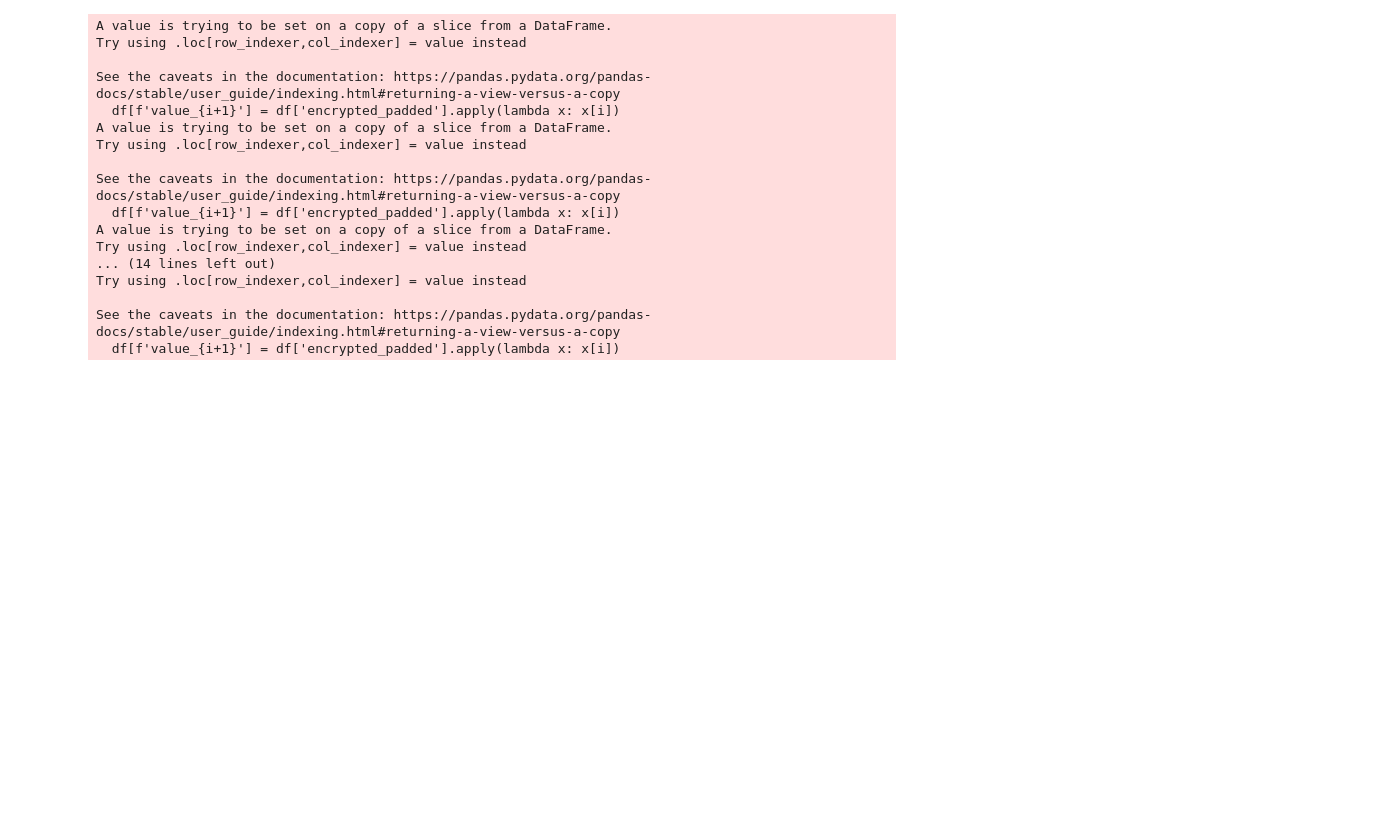
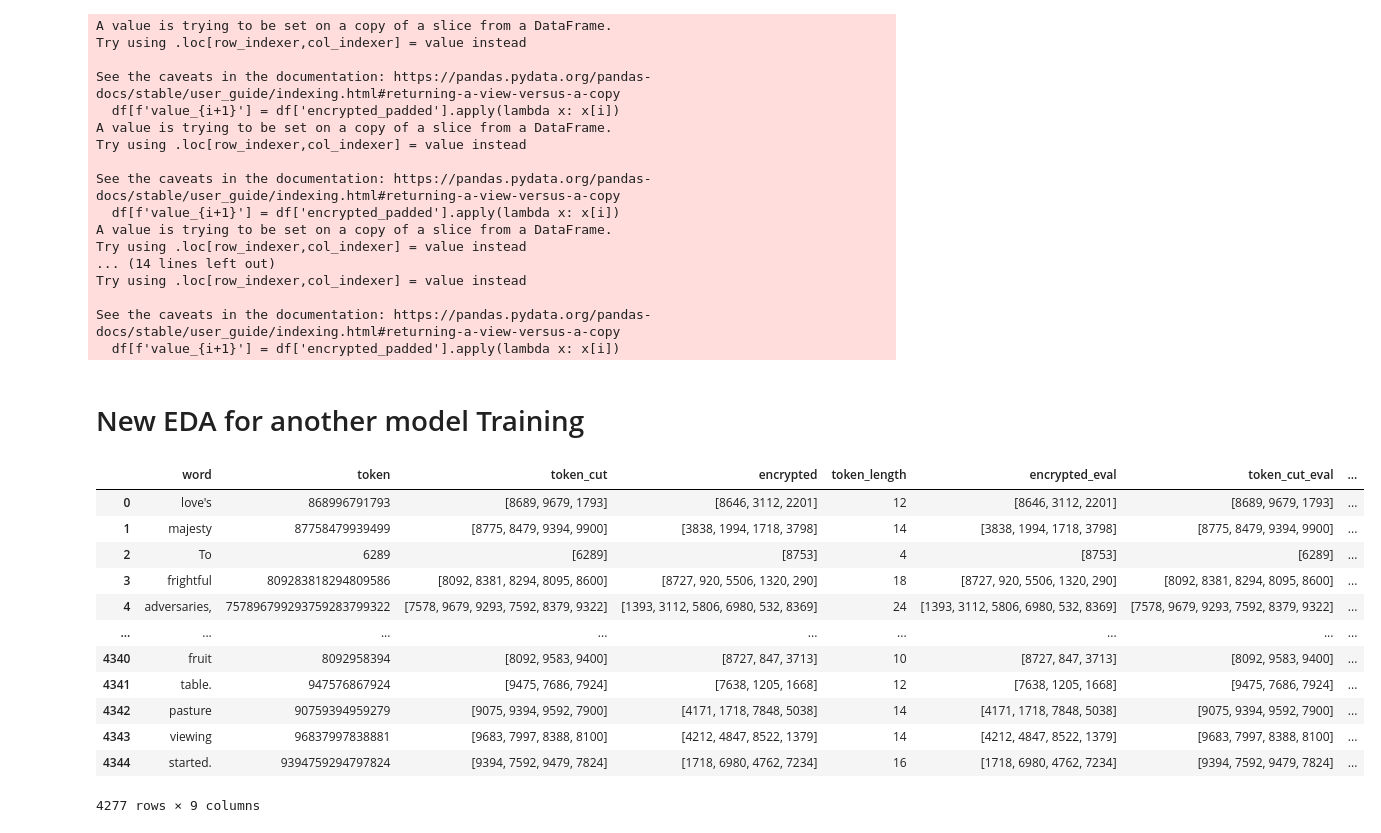
Before and after one commit to MR1B4RR4/RSA_encryption_vs_ML, a Jupyter notebook: EDA.ipynb, the cells around one changed output. Cells and saved outputs as stored; diff of their text form; code cells hidden in the pictures; blank space fills up the shorter version.

Commit message:
Model Training 2

```diff
--- a/EDA.ipynb
+++ b/EDA.ipynb
@@ -79,3 +79,34 @@ See the caveats in the documentation: https://pandas.pydata.org/pandas-docs/stab
 df = df.drop('encrypted_padded', axis=1)
 # %%
 df.to_excel('DF_for_model_training.xlsx')
+# %% [markdown]
+# New EDA for another model Training
+# %%
+df = pd.read_excel('DF_for_EDA.xlsx')
+df.drop('Unnamed: 0', axis=1, inplace=True)
+df.dropna(subset='token', inplace=True)
+df.drop_duplicates(subset= 'word', inplace=True)
+df = df.reset_index()
+df.drop('index', axis=1, inplace=True)
+df['encrypted_eval'] = df['encrypted'].apply(lambda x: eval(x))
+df['token_cut_eval'] = df['token_cut'].apply(lambda x: eval(x))
+median = np.median([len(i) for i in df['encrypted_eval']])
+std = np.std([len(i) for i in df['encrypted_eval']])
+df['encrypted_eval_len'] = df['encrypted_eval'].apply(lambda x: len(x))
+df = df[df['encrypted_eval_len'] <= median + 2*std]
+max_element = max([len(i) for i in df['encrypted_eval']])
+df['encrypted_padded'] = df['encrypted_eval'].apply(lambda x: aplicar_padding(x, max_element))
+# %% [output]
+|  | word | token | token_cut | encrypted | token_length | encrypted_eval | token_cut_eval | ... |
+| 0 | love's | 868996791793 | [8689, 9679, 1793] | [8646, 3112, 2201] | 12 | [8646, 3112, 2201] | [8689, 9679, 1793] | ... |
+| 1 | majesty | 87758479939499 | [8775, 8479, 9394, 9900] | [3838, 1994, 1718, 3798] | 14 | [3838, 1994, 1718, 3798] | [8775, 8479, 9394, 9900] | ... |
+| 2 | To | 6289 | [6289] | [8753] | 4 | [8753] | [6289] | ... |
+| 3 | frightful | 809283818294809586 | [8092, 8381, 8294, 8095, 8600] | [8727, 920, 5506, 1320, 290] | 18 | [8727, 920, 5506, 1320, 290] | [8092, 8381, 8294, 8095, 8600] | ... |
+| 4 | adversaries, | 757896799293759283799322 | [7578, 9679, 9293, 7592, 8379, 9322] | [1393, 3112, 5806, 6980, 532, 8369] | 24 | [1393, 3112, 5806, 6980, 532, 8369] | [7578, 9679, 9293, 7592, 8379, 9322] | ... |
+| ... | ... | ... | ... | ... | ... | ... | ... | ... |
+| 4340 | fruit | 8092958394 | [8092, 9583, 9400] | [8727, 847, 3713] | 10 | [8727, 847, 3713] | [8092, 9583, 9400] | ... |
+| 4341 | table. | 947576867924 | [9475, 7686, 7924] | [7638, 1205, 1668] | 12 | [7638, 1205, 1668] | [9475, 7686, 7924] | ... |
+| 4342 | pasture | 90759394959279 | [9075, 9394, 9592, 7900] | [4171, 1718, 7848, 5038] | 14 | [4171, 1718, 7848, 5038] | [9075, 9394, 9592, 7900] | ... |
+| 4343 | viewing | 96837997838881 | [9683, 7997, 8388, 8100] | [4212, 4847, 8522, 1379] | 14 | [4212, 4847, 8522, 1379] | [9683, 7997, 8388, 8100] | ... |
+| 4344 | started. | 9394759294797824 | [9394, 7592, 9479, 7824] | [1718, 6980, 4762, 7234] | 16 | [1718, 6980, 4762, 7234] | [9394, 7592, 9479, 7824] | ... |
+4277 rows × 9 columns
```
Also changed, not shown: parts of 4 cells of this notebook, 37 other files.
